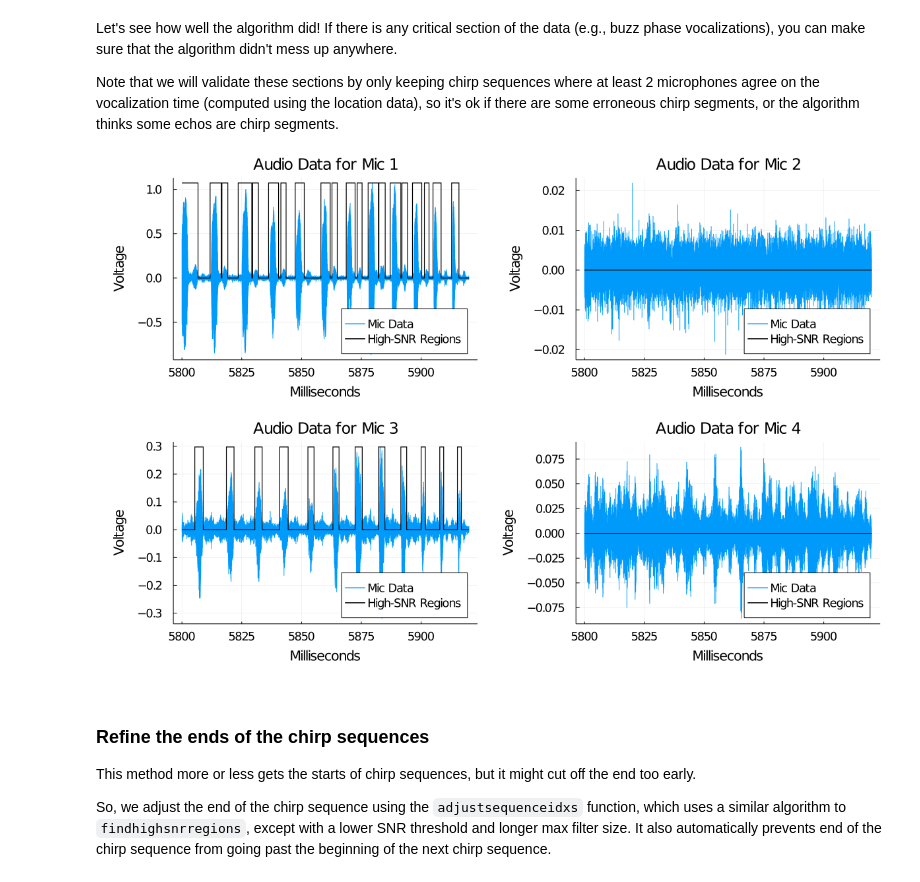
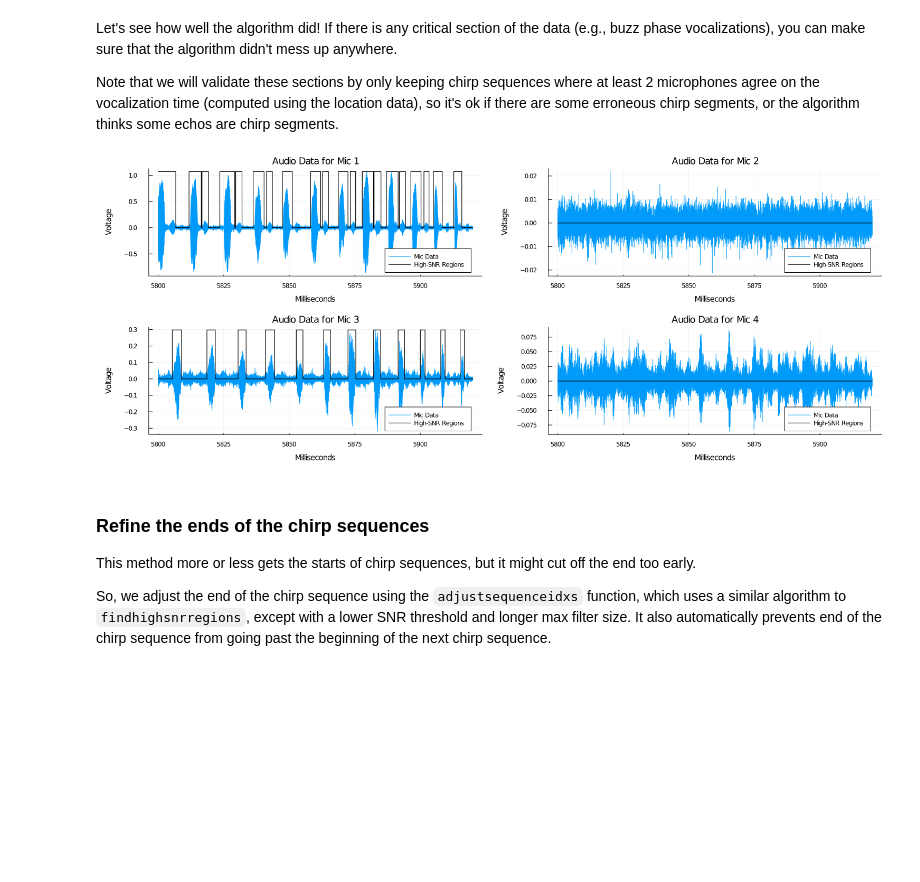
Before and after one commit to NSagan271/batlab-chirp-processing, a Jupyter notebook: jupyter_notebooks/Walkthrough.ipynb, the cells around one changed output. Saved outputs shown, nothing was run; the diff lists cells and outputs as text; code cells hidden in the pictures; blank space fills up the shorter version.

```diff
--- a/jupyter_notebooks/Walkthrough.ipynb
+++ b/jupyter_notebooks/Walkthrough.ipynb
@@ -82,13 +83,12 @@ audio_idxs = 1_450_000:1_480_000; # Buzz sequence for Pu166_01
 # %%
 plots = Array{Plots.Plot}(undef, 4);
 for mic=1:4
     plots[mic] = plotmicdata(audio_idxs, y[:, mic], label="Mic Data", title=(@sprintf "Audio Data for Mic %d" mic));
     plot!(audioindextoms.(audio_idxs), high_snr_locations[audio_idxs, mic]*maximum(y[audio_idxs,mic]), label="High-SNR Regions", color=:black, linewidth=1.2, legend=:bottomright);
 end
-plot(plots..., layout=grid(2, 2), size=(1200, 800),
-titlefontsize=16, labelfontsize=14, xtickfontsize=12, ytickfontsize=12, legend=:bottomright, legendfontsize=12)
+plot(plots..., layout=grid(2, 2), size=(1500, 600), legend=:bottomright)
 # %% [output]
-[figure, old version]
+[figure, new version]
 # %%
 # Find the start and end indices of every high-SNR region
 rough_seq_idxs_per_mic = Array{Matrix{Int64}}(undef, 4, 1);
```
Also changed, not shown: parts of 27 cells of this notebook, 1 other file.
